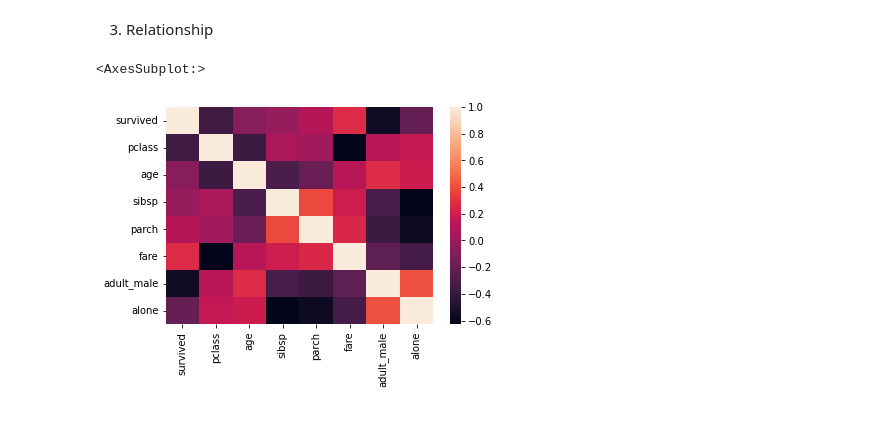
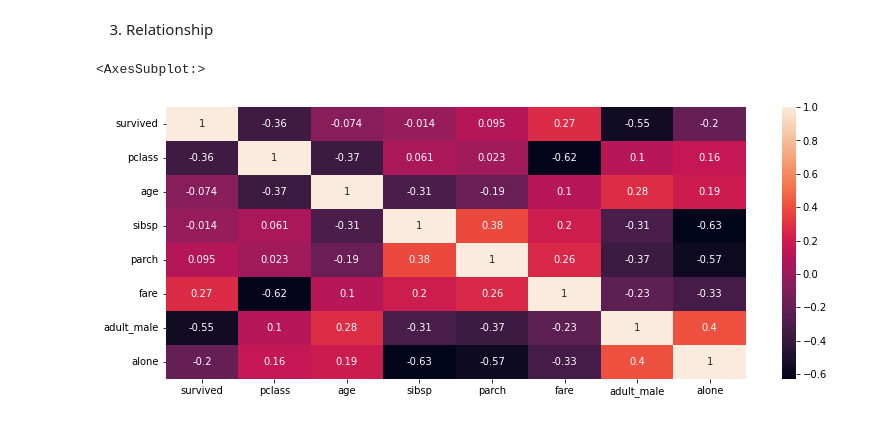
Before and after one commit to Faizack/Data-Science-with-Python, a Jupyter notebook: EDA (Day-14)/EDA.ipynb, the cells around one changed output. Drawn from its saved outputs; the diff is of its cells as text; code cells hidden in the pictures.

```diff
--- a/EDA (Day-14)/EDA.ipynb
+++ b/EDA (Day-14)/EDA.ipynb
@@ -349,8 +349,9 @@ pd.value_counts(ks_clean['pclass']).plot.bar()
 3. Relationship
 # %%
 corr_ks_clean=ks_clean.corr()
-# %%
-sns.heatmap(corr_ks_clean)
-# %% [output]
-<AxesSubplot:>
-[figure, removed]
+# %%
+plt.figure(figsize=(13,5))
+sns.heatmap(corr_ks_clean,annot=True)
+# %% [output]
+<AxesSubplot:>
+[figure, added]
```
